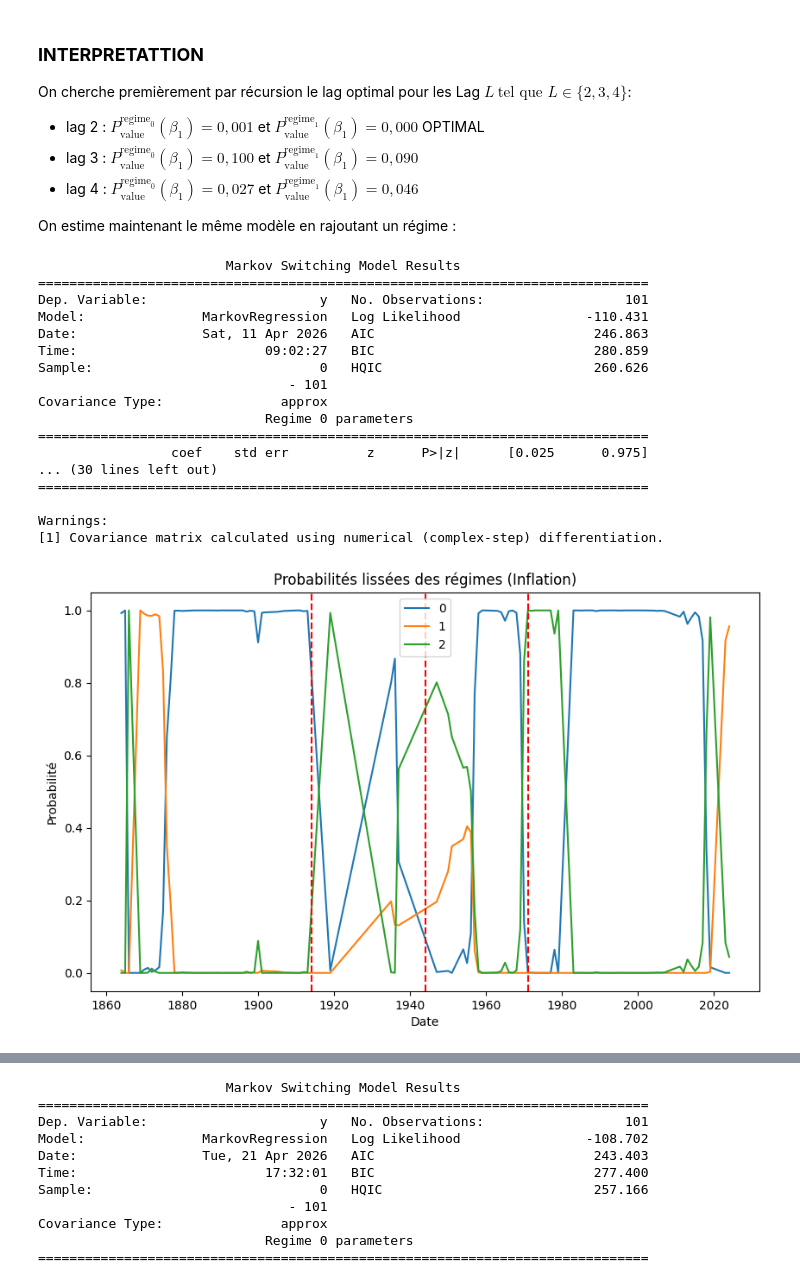
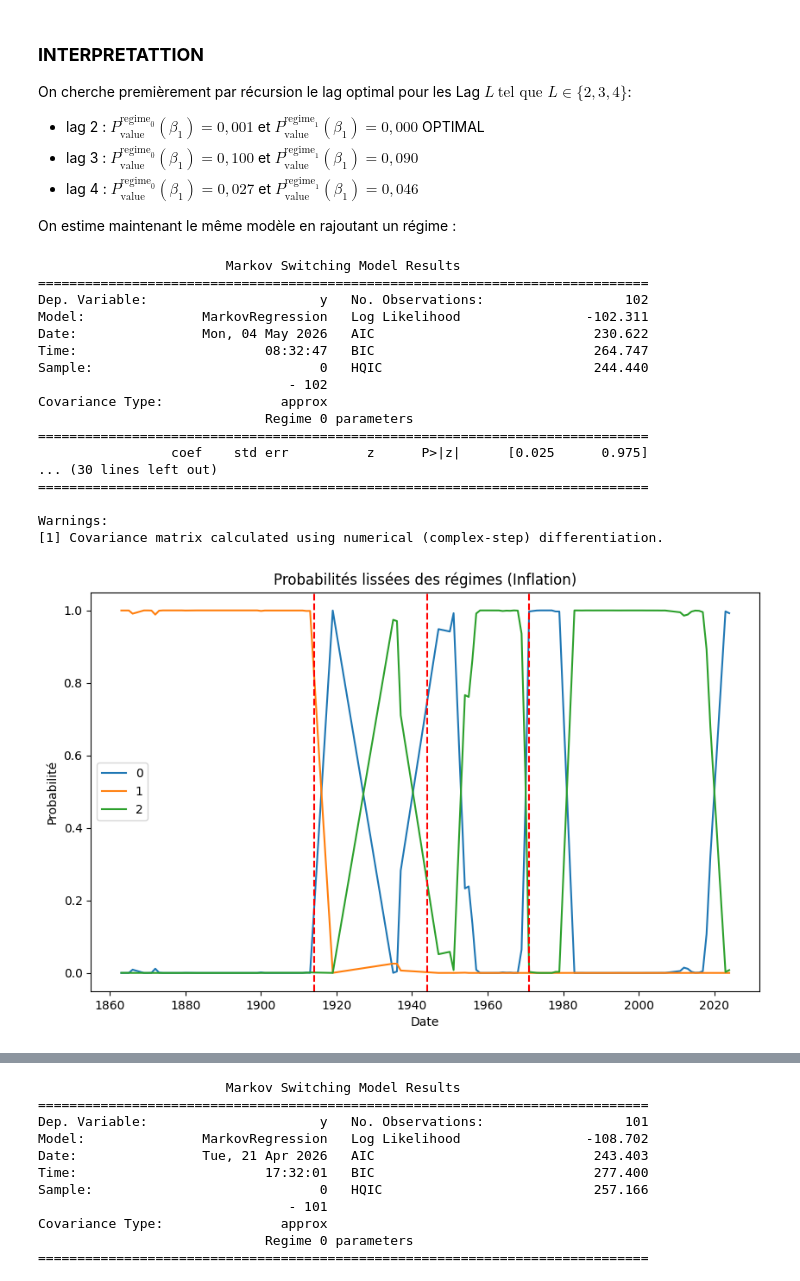
Before and after one commit to TimmGRT/Monetary-Policy-UK-1870-2025, a Jupyter notebook: CODE_ZONE/timeo_code/code_markov_final.ipynb, the cells around one changed output, grey strips where cells are left out. Cells and saved outputs as stored; diff of their text form; code cells hidden in the pictures.

Commit message:
improvements on markov

```diff
--- a/CODE_ZONE/timeo_code/code_markov_final.ipynb
+++ b/CODE_ZONE/timeo_code/code_markov_final.ipynb
@@ -867,7 +867,7 @@ np.random.seed(42)
 # 1. Sélection et nettoyage
 # On prend l'exchange rate, le taux, et on ajoute un LAG sur le taux (effet retardé)
 df_pi_3 = data_detrended[['year', 'cpi_stat', 'taux_directeur']].copy()
-df_pi_3['taux_lag_2'] = df_pi_3['taux_directeur'].shift(2)
+df_pi_3['taux_lag_2'] = df_pi_3['taux_directeur'].shift(1)
 df_pi_3 = df_pi_3.dropna()
 df_pi_3 = df_pi_3.set_index('year')
 
@@ -887,40 +887,40 @@ model_pi_3 = sm.tsa.MarkovRegression(
     k_regimes=3,
     exog=df_pi_3[['x']],
     switching_variance=False
 )
 
 # On lance le fit avec beaucoup d'essais pour éviter les optima locaux
 res_pi_3 = model_pi_3.fit(search_reps=10000)
 
 print(res_pi_3.summary())
 
 res_pi_3.smoothed_marginal_probabilities.plot(figsize=(10,6))
 plt.title("Probabilités lissées des régimes (Inflation)")
 plt.axvline(x=1914, color='red', linestyle='--', label='Seuil')
 plt.axvline(x=1944, color='red', linestyle='--', label='Seuil')
 plt.axvline(x=1971, color='red', linestyle='--', label='Seuil')
 plt.xlabel("Date")
 plt.ylabel("Probabilité")
 plt.show()
 # %% [output]
                         Markov Switching Model Results
 ==============================================================================
-Dep. Variable:                      y   No. Observations:                  101
-Model:               MarkovRegression   Log Likelihood                -110.431
-Date:                Sat, 11 Apr 2026   AIC                            246.863
-Time:                        09:02:27   BIC                            280.859
-Sample:                             0   HQIC                           260.626
-                                - 101
+Dep. Variable:                      y   No. Observations:                  102
+Model:               MarkovRegression   Log Likelihood                -102.311
+Date:                Mon, 04 May 2026   AIC                            230.622
+Time:                        08:32:47   BIC                            264.747
+Sample:                             0   HQIC                           244.440
+                                - 102
 Covariance Type:               approx
                              Regime 0 parameters
 ==============================================================================
                  coef    std err          z      P>|z|      [0.025      0.975]
 ... (30 lines left out)
 ==============================================================================
 
 Warnings:
 [1] Covariance matrix calculated using numerical (complex-step) differentiation.
-[figure, old version]
+[figure, new version]
 # %%
 import numpy as np
 np.random.seed(422)
```
Also changed, not shown: parts of 2 cells of this notebook, 2 other files.
